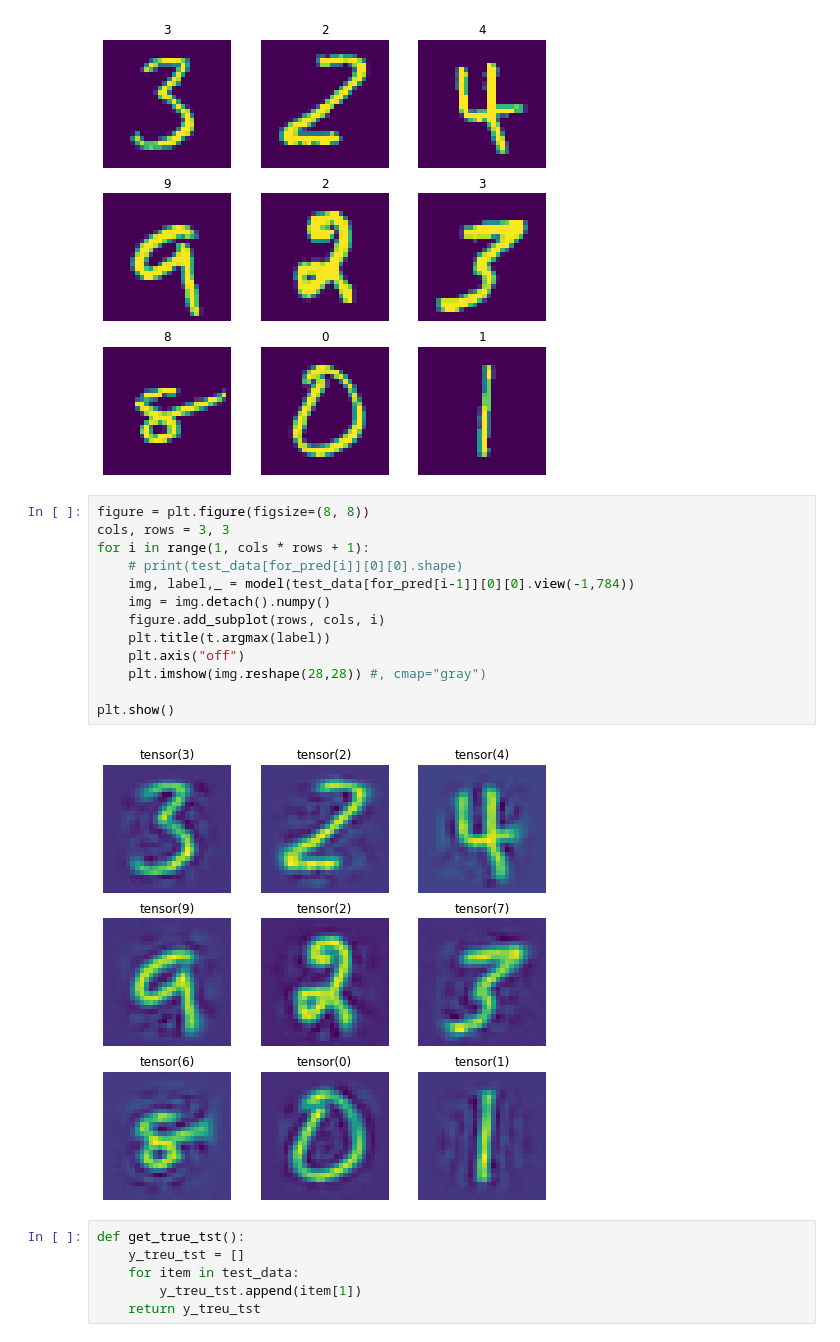
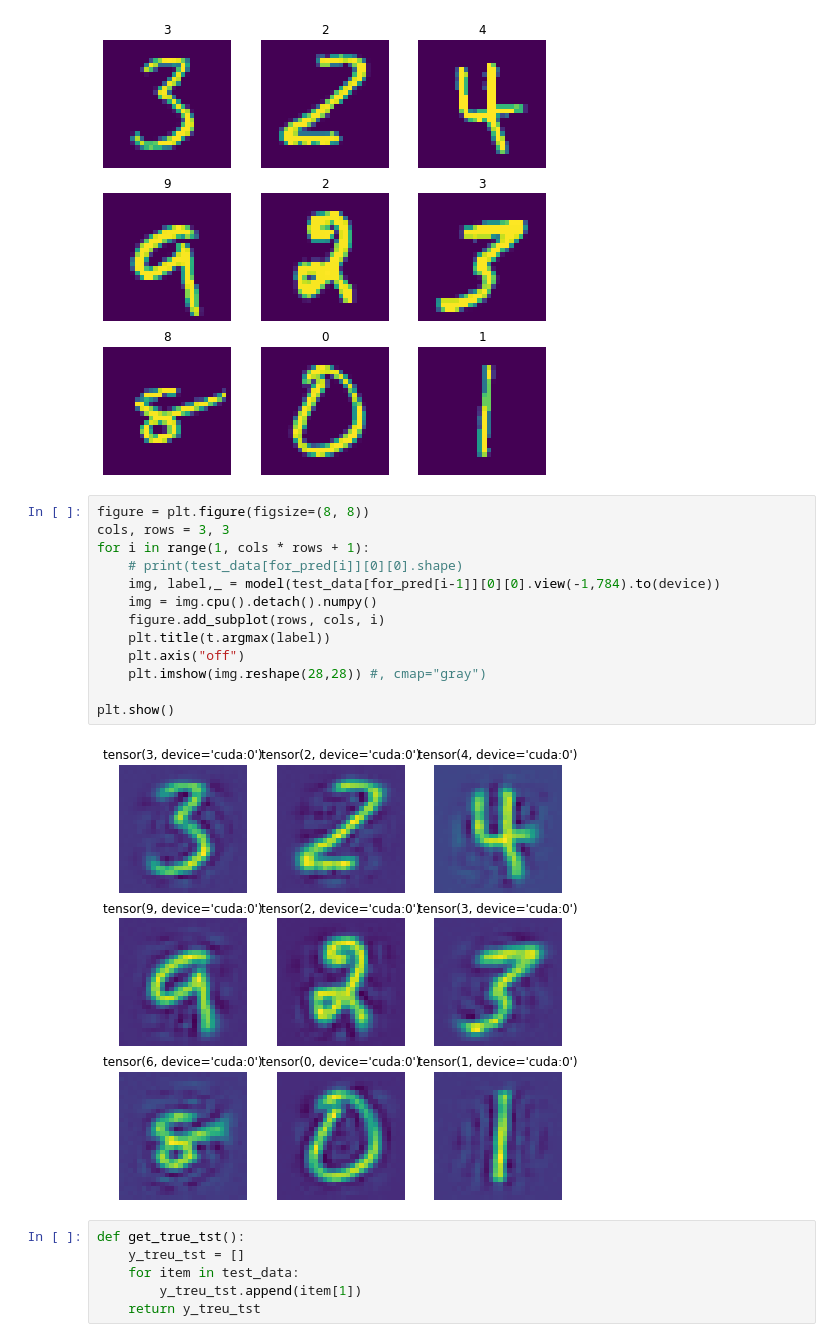
Before and after one commit to showpiecep/AutoEncoder, a Jupyter notebook: AEtorch.ipynb, the cells around one changed output. Saved outputs shown, nothing was run; the diff lists cells and outputs as text.

```diff
--- a/AEtorch.ipynb
+++ b/AEtorch.ipynb
@@ -408,18 +412,18 @@ plt.show()
 # %%
 figure = plt.figure(figsize=(8, 8))
 cols, rows = 3, 3
 for i in range(1, cols * rows + 1):
     # print(test_data[for_pred[i]][0][0].shape)
-    img, label,_ = model(test_data[for_pred[i-1]][0][0].view(-1,784))
-    img = img.detach().numpy()
+    img, label,_ = model(test_data[for_pred[i-1]][0][0].view(-1,784).to(device))
+    img = img.cpu().detach().numpy()
     figure.add_subplot(rows, cols, i)
     plt.title(t.argmax(label))
     plt.axis("off")
     plt.imshow(img.reshape(28,28)) #, cmap="gray")
 
 plt.show()
 # %% [output]
-[figure, old version]
+[figure, new version]
 # %%
 def get_true_tst():
     y_treu_tst = []
```
Also changed, not shown: parts of 70 cells of this notebook.
